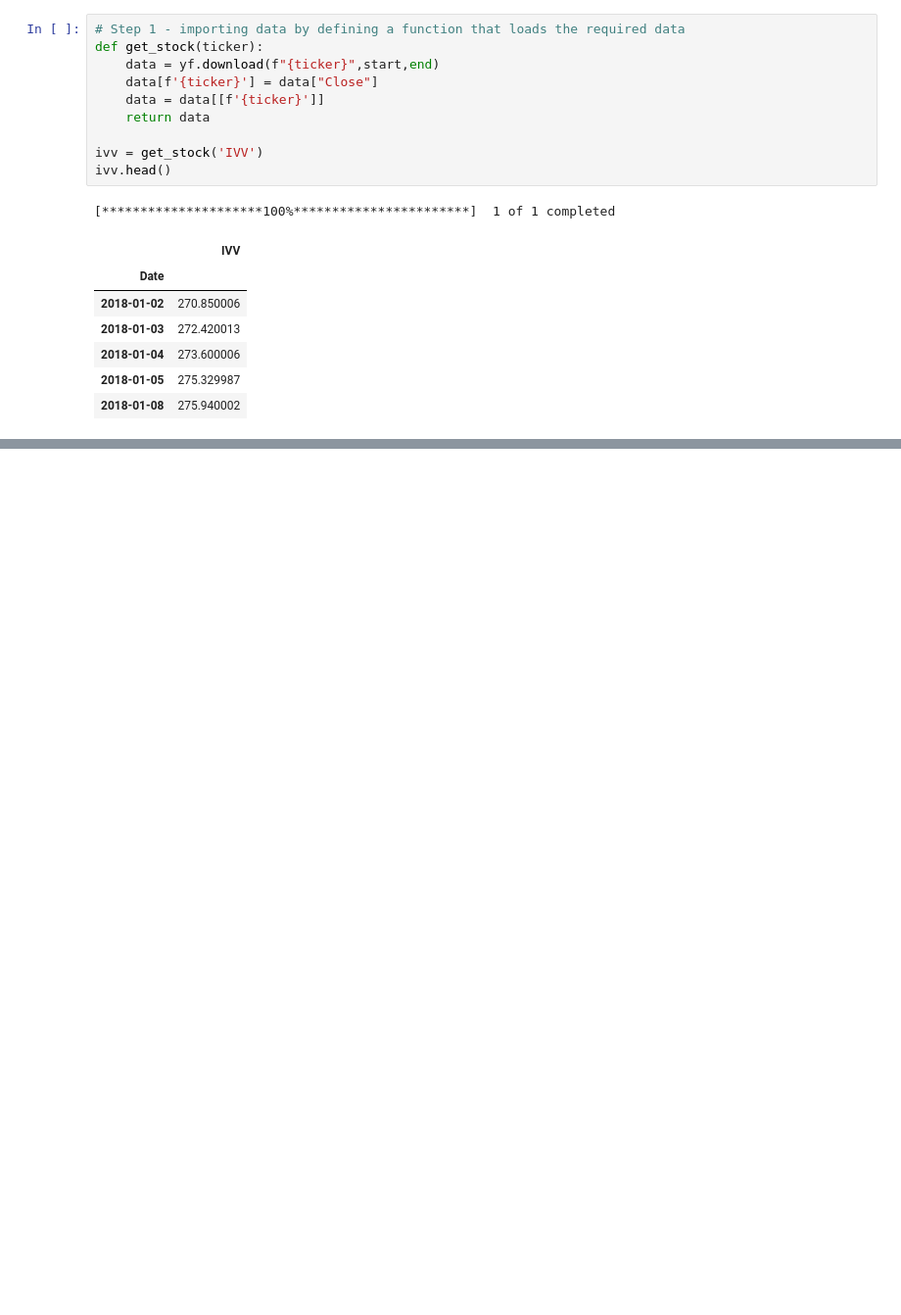
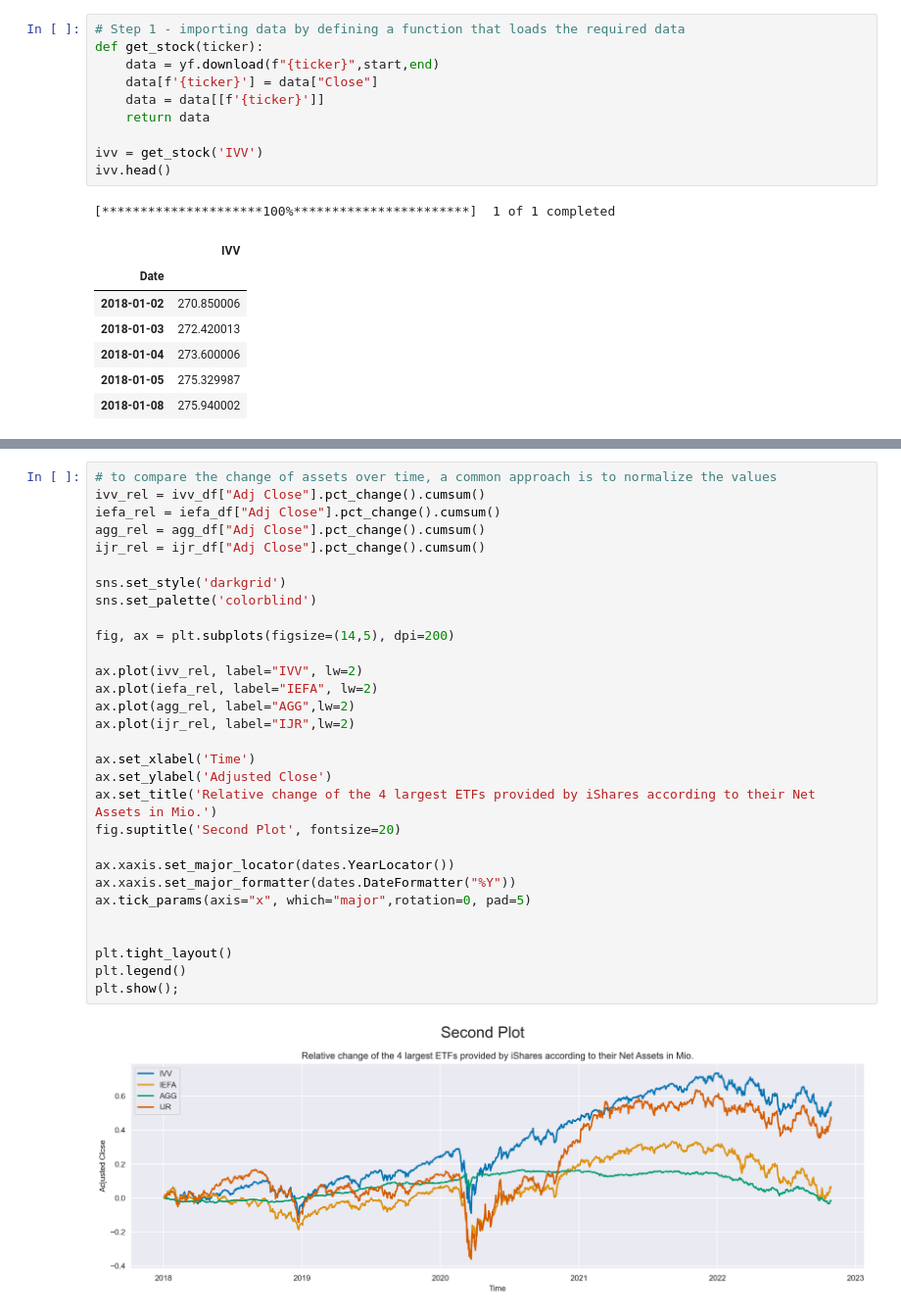
Before and after one commit to Ankru98/finengin, a Jupyter notebook: Code_Jupiter.ipynb, the cells around one changed output, grey strips where cells are left out. Shown: that part at 98% size. Cells and saved outputs as stored; diff of their text form; blank space fills up the shorter version.

```diff
--- a/Code_Jupiter.ipynb
+++ b/Code_Jupiter.ipynb
@@ -101,0 +126,32 @@ plt.show();
+# %%
+# to compare the change of assets over time, a common approach is to normalize the values
+ivv_rel = ivv_df["Adj Close"].pct_change().cumsum()
+iefa_rel = iefa_df["Adj Close"].pct_change().cumsum()
+agg_rel = agg_df["Adj Close"].pct_change().cumsum()
+ijr_rel = ijr_df["Adj Close"].pct_change().cumsum()
+
+sns.set_style('darkgrid')
+sns.set_palette('colorblind')
+
+fig, ax = plt.subplots(figsize=(14,5), dpi=200)
+
+ax.plot(ivv_rel, label="IVV", lw=2)
+ax.plot(iefa_rel, label="IEFA", lw=2)
+ax.plot(agg_rel, label="AGG",lw=2)
+ax.plot(ijr_rel, label="IJR",lw=2)
+
+ax.set_xlabel('Time')
+ax.set_ylabel('Adjusted Close')
+ax.set_title('Relative change of the 4 largest ETFs provided by iShares according to their Net Assets in Mio.')
+fig.suptitle('Second Plot', fontsize=20)
+
+ax.xaxis.set_major_locator(dates.YearLocator())
+ax.xaxis.set_major_formatter(dates.DateFormatter("%Y"))
+ax.tick_params(axis="x", which="major",rotation=0, pad=5)
+
+
+plt.tight_layout()
+plt.legend()
+plt.show();
+# %% [output]
+[figure, added]
```
Also changed, not shown: parts of 10 cells of this notebook.
